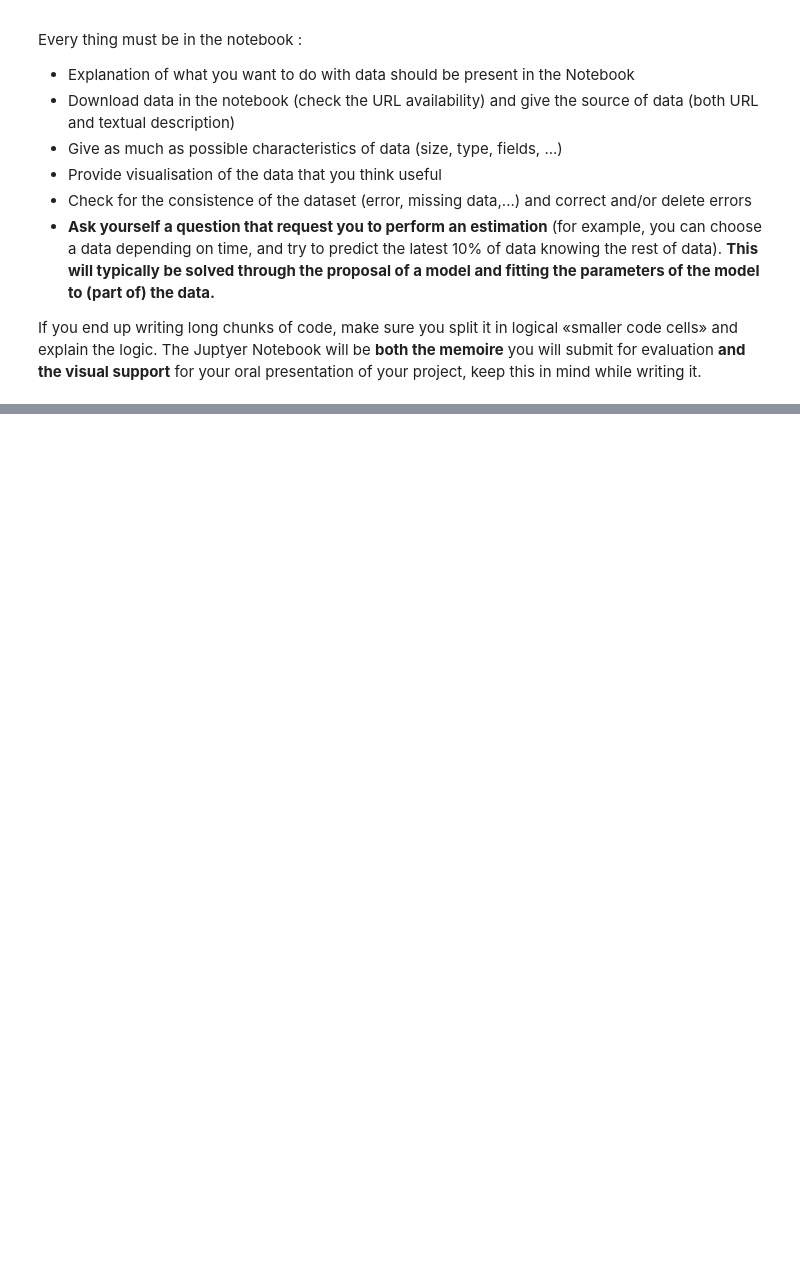
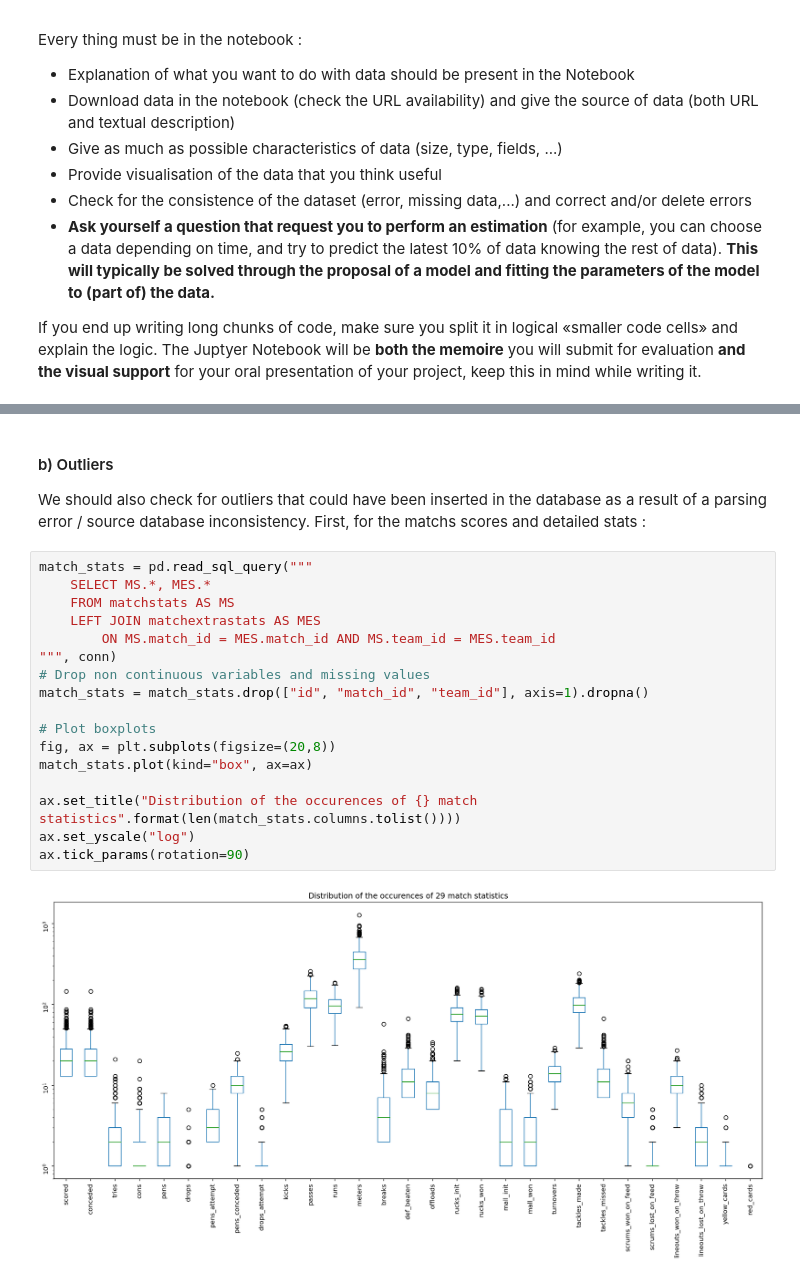
Before and after one commit to peloyeje/map536-rugby-data-scraper, a Jupyter notebook: python_project_PELOYE_REDIER.ipynb, the cells around one changed output, grey strips where cells are left out. Cells and saved outputs as stored; diff of their text form; blank space fills up the shorter version.

```diff
--- a/python_project_PELOYE_REDIER.ipynb
+++ b/python_project_PELOYE_REDIER.ipynb
@@ -86,0 +397,24 @@ If you end up writing long chunks of code, make sure you split it in logical «s
+# %% [markdown]
+#### b) Outliers
+
+We should also check for outliers that could have been inserted in the database as a result of a parsing error / source database inconsistency.
+First, for the matchs scores and detailed stats :
+# %%
+match_stats = pd.read_sql_query("""
+    SELECT MS.*, MES.*
+    FROM matchstats AS MS
+    LEFT JOIN matchextrastats AS MES
+        ON MS.match_id = MES.match_id AND MS.team_id = MES.team_id
+""", conn)
+# Drop non continuous variables and missing values
+match_stats = match_stats.drop(["id", "match_id", "team_id"], axis=1).dropna()
+
+# Plot boxplots
+fig, ax = plt.subplots(figsize=(20,8))
+match_stats.plot(kind="box", ax=ax)
+
+ax.set_title("Distribution of the occurences of {} match statistics".format(len(match_stats.columns.tolist())))
+ax.set_yscale("log")
+ax.tick_params(rotation=90)
+# %% [output]
+[figure, added]
```
Also changed, not shown: parts of 150 cells of this notebook, 8 other files.
